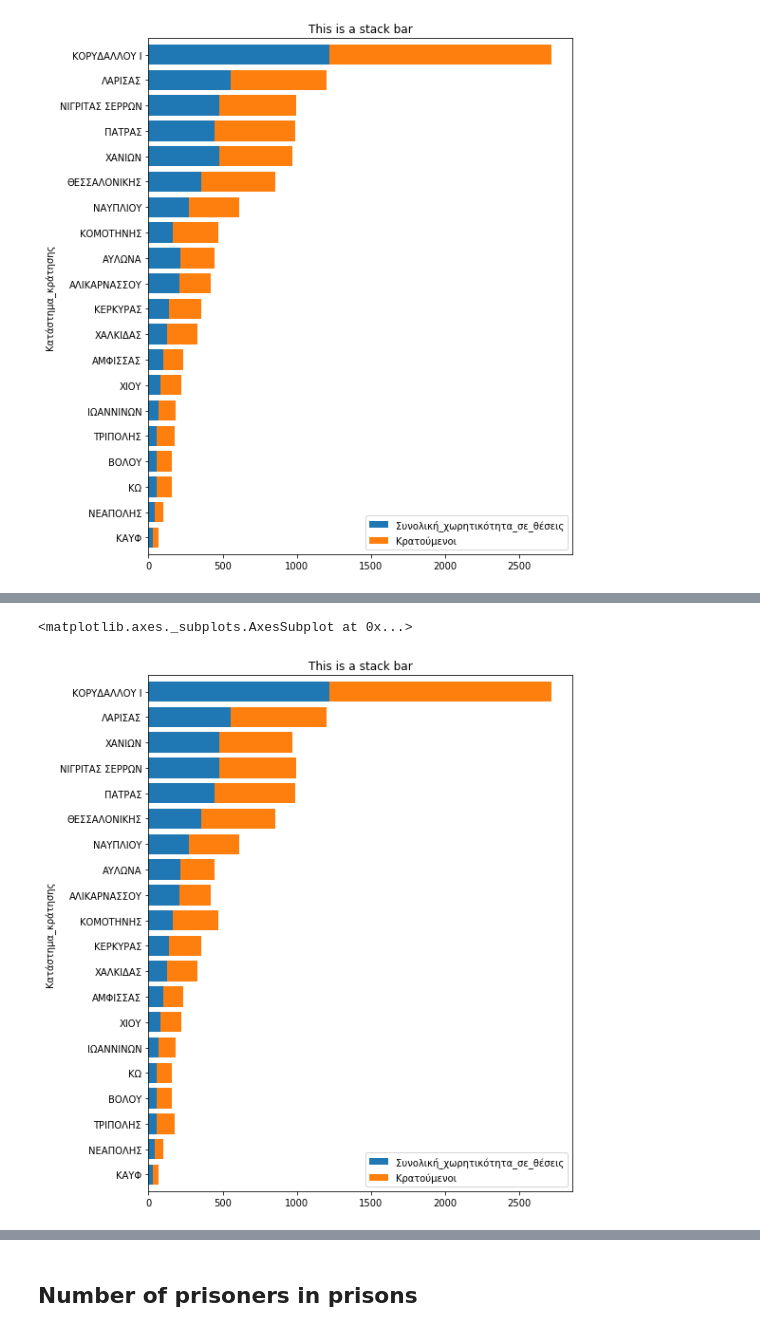
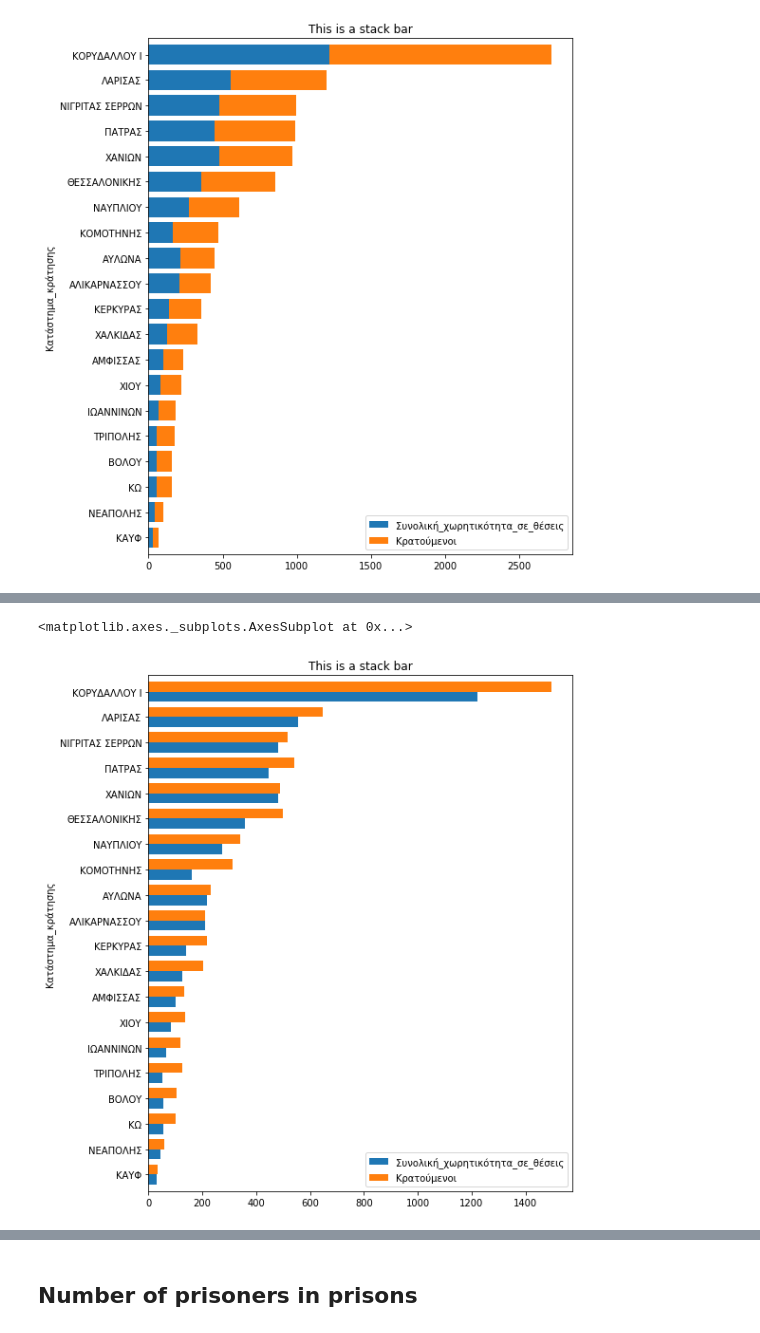
Before and after one commit to kosmaspanag/data-studio-projects, a Jupyter notebook: Weekly projects/Greek_Prison_populat(2017_2019)/Prison_population.ipynb, the cells around one changed output, grey strips where cells are left out. Saved outputs shown, nothing was run; the diff lists cells and outputs as text; code cells hidden in the pictures.

Commit message:
Updates in projects prison and traffic

```diff
--- a/Weekly projects/Greek_Prison_populat(2017_2019)/Prison_population.ipynb
+++ b/Weekly projects/Greek_Prison_populat(2017_2019)/Prison_population.ipynb
@@ -208,12 +226,13 @@ sort_values('two', ascending=True).plot(x='Κατάστημα_κράτησης',
 # %%
-only_prisons_overload.\
-sort_values('Συνολική_χωρητικότητα_σε_θέσεις', ascending=True).plot(x='Κατάστημα_κράτησης',
+only_prisons_overload. \
+assign(two = df['Συνολική_χωρητικότητα_σε_θέσεις']+ df['Κρατούμενοι']). \
+sort_values('two', ascending=True).plot(x='Κατάστημα_κράτησης',
         y=['Συνολική_χωρητικότητα_σε_θέσεις', 'Κρατούμενοι'],
         kind='barh',
-        stacked=True,
+        stacked=False,
         figsize=(8,10),
         width=0.8,
         title="This is a stack bar")
 # %% [output]
 <matplotlib.axes._subplots.AxesSubplot at 0x...>
-[figure, old version]
+[figure, new version]
```
Also changed, not shown: parts of 8 cells of this notebook, 6 other files.
